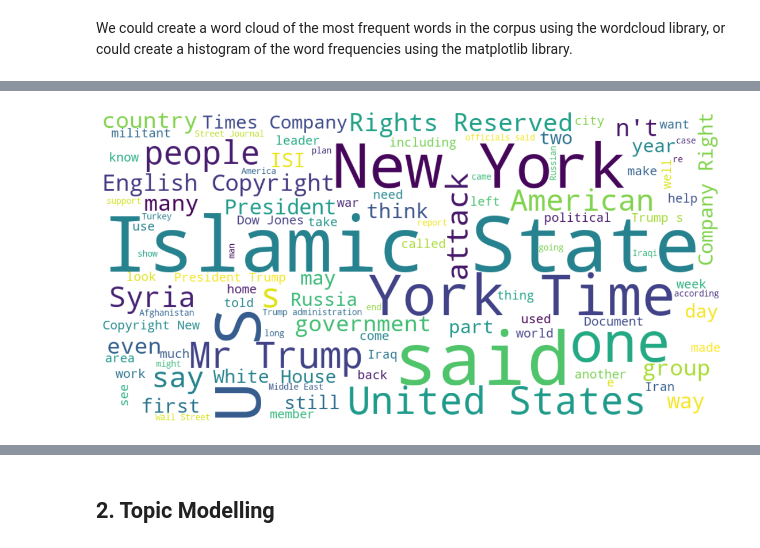
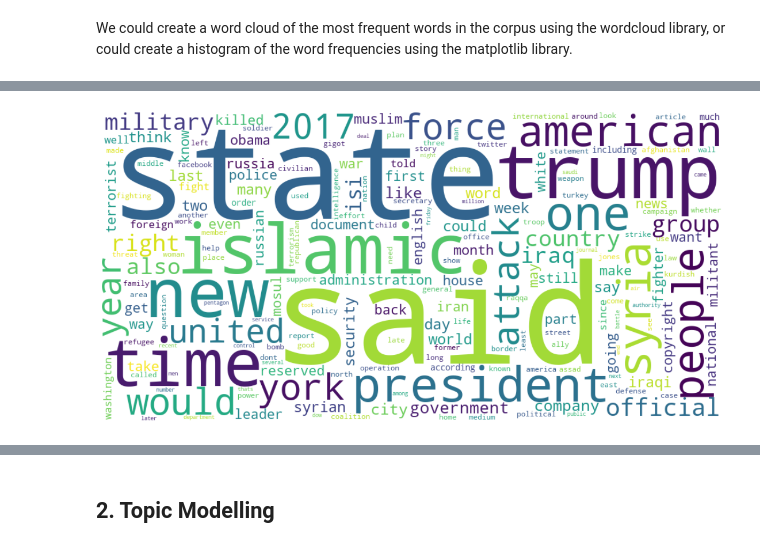
Before and after one commit to CIS-6397-Textmining-Spring-2023/miniproject3-miniproject3_group-6, a Jupyter notebook: MiniProject3-Group6.ipynb, the cells around one changed output, grey strips where cells are left out. Drawn from its saved outputs; the diff is of its cells as text; code cells hidden in the pictures.

```diff
--- a/MiniProject3-Group6.ipynb
+++ b/MiniProject3-Group6.ipynb
@@ -70,12 +50,0 @@ We can use the **nltk library** to tokenize the text and filter out stop words,
-# %%
-# Tokenize the text
-tokens = nltk.word_tokenize(corpus)
-
-# Remove stop words
-stop_words = set(stopwords.words('english'))
-filtered_tokens = [word for word in tokens if not word.lower() in stop_words]
-
-# Remove words that appear too frequently or infrequently
-frequency = nltk.FreqDist(filtered_tokens)
-frequency_filter = {word: count for word, count in frequency.items() if count > 10 and count < 1000}
-dictionary = corpora.Dictionary([frequency_filter.keys()])
@@ -110,16 +86,23 @@ plt.show()
-# %%
-from wordcloud import WordCloud
-
-# Create a string of all the filtered tokens
-text = ' '.join(filtered_tokens)
-
-# Generate a word cloud image
-wordcloud = WordCloud(width=1000, height=500, background_color='white', max_words=100).generate(text)
-
-# Display the generated image
-plt.figure(figsize=(15, 8), facecolor=None)
-plt.imshow(wordcloud, interpolation='bilinear')
-plt.axis('off')
-plt.show()
-# %% [output]
-[figure, removed]
+# %%
+# Find most common words in corpus using Word Cloud
+
+word_counts = {}
+for article in processed_text:
+    for word in article:
+        if word in word_counts:
+            word_counts[word] += 1
+        else:
+            word_counts[word] = 1
+
+word_counts_df = pd.DataFrame.from_dict(word_counts, orient='index', columns=['count'])
+word_counts_df = word_counts_df.sort_values('count', ascending=False)
+
+# Create word clouds
+wordcloud = WordCloud(width=1000, height=500,background_color="white", contour_width=3, contour_color='steelblue')
+wordcloud.generate_from_frequencies(word_counts)
+plt.figure(figsize=(15, 8))
+plt.imshow(wordcloud, interpolation='bilinear')
+plt.axis("off")
+plt.show()
+# %% [output]
+[figure, added]
```
Also changed, not shown: parts of 19 cells of this notebook, 2 other files.
